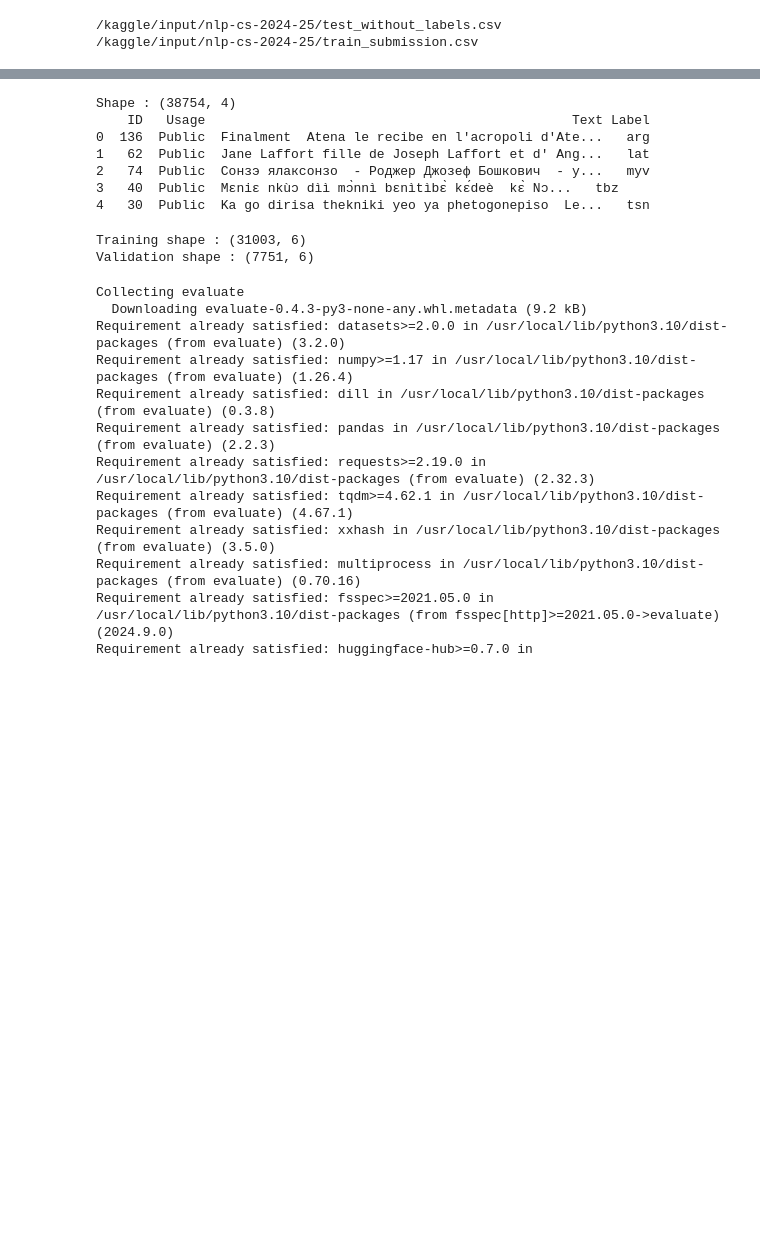
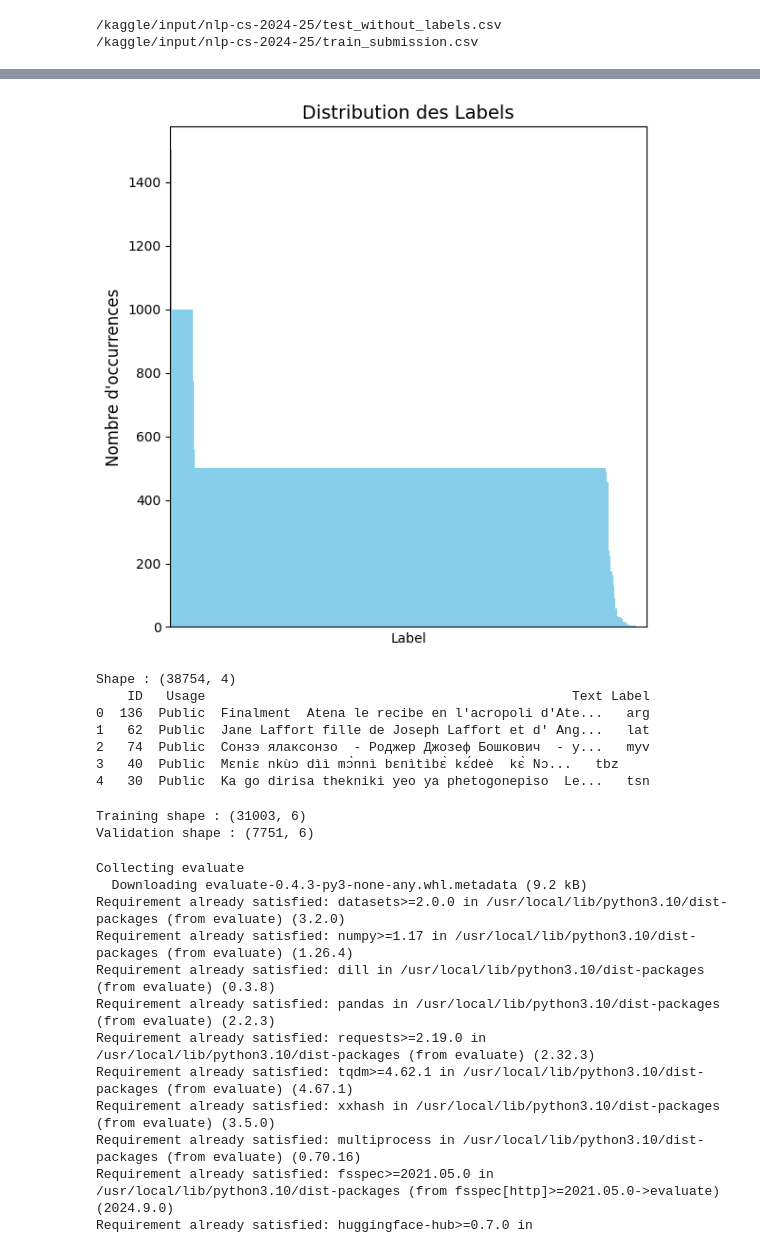
Before and after one commit to Bodartofficiel/kaggle_comp_anlp, a Jupyter notebook: nlp-cs-exploration/nlp-cs-exploration.ipynb, the cells around one changed output, grey strips where cells are left out. Drawn from its saved outputs; the diff is of its cells as text; code cells hidden in the pictures; blank space fills up the shorter version.

Commit message:
ajout de fasttext et rapport

```diff
--- a/nlp-cs-exploration/nlp-cs-exploration.ipynb
+++ b/nlp-cs-exploration/nlp-cs-exploration.ipynb
@@ -23,7 +23,7 @@ for dirname, _, filenames in os.walk('/kaggle/input'):
 import pandas as pd
 import numpy as np
 
-df = pd.read_csv("/kaggle/input/nlp-cs-2024-25/train_submission.csv")
+df = pd.read_csv("../data/train_submission.csv")
 print("Shape :" ,df.shape)
 print("Columns :", df.columns)
 print("Nombre de langue cible :",len(df["Label"].unique()))
@@ -56,3 +71,23 @@ Shape :  (38827, 3)
+# %%
+import matplotlib.pyplot as plt
+
+label_counts = df["Label"].value_counts()
+
+# Création du graphique
+plt.figure(figsize=(6, 6))
+label_counts.plot(kind='bar', color='skyblue', width=1)  # Ajuster la largeur des barres pour les coller
+
+# Ajouter un titre et des labels
+plt.title('Distribution des Labels', fontsize=14)
+plt.ylabel('Nombre d\'occurrences', fontsize=12)
+
+# Supprimer les noms des labels sur l'axe x et faire pivoter les ticks si nécessaire
+plt.xticks([])
+
+plt.tight_layout()
+plt.show()
+# %% [output]
+[figure, added]
 # %%
 # Preprocessing : enlever les valeurs manquantes
 df.dropna(inplace = True)
```
Also changed, not shown: parts of 3 cells of this notebook, 2 other files.
